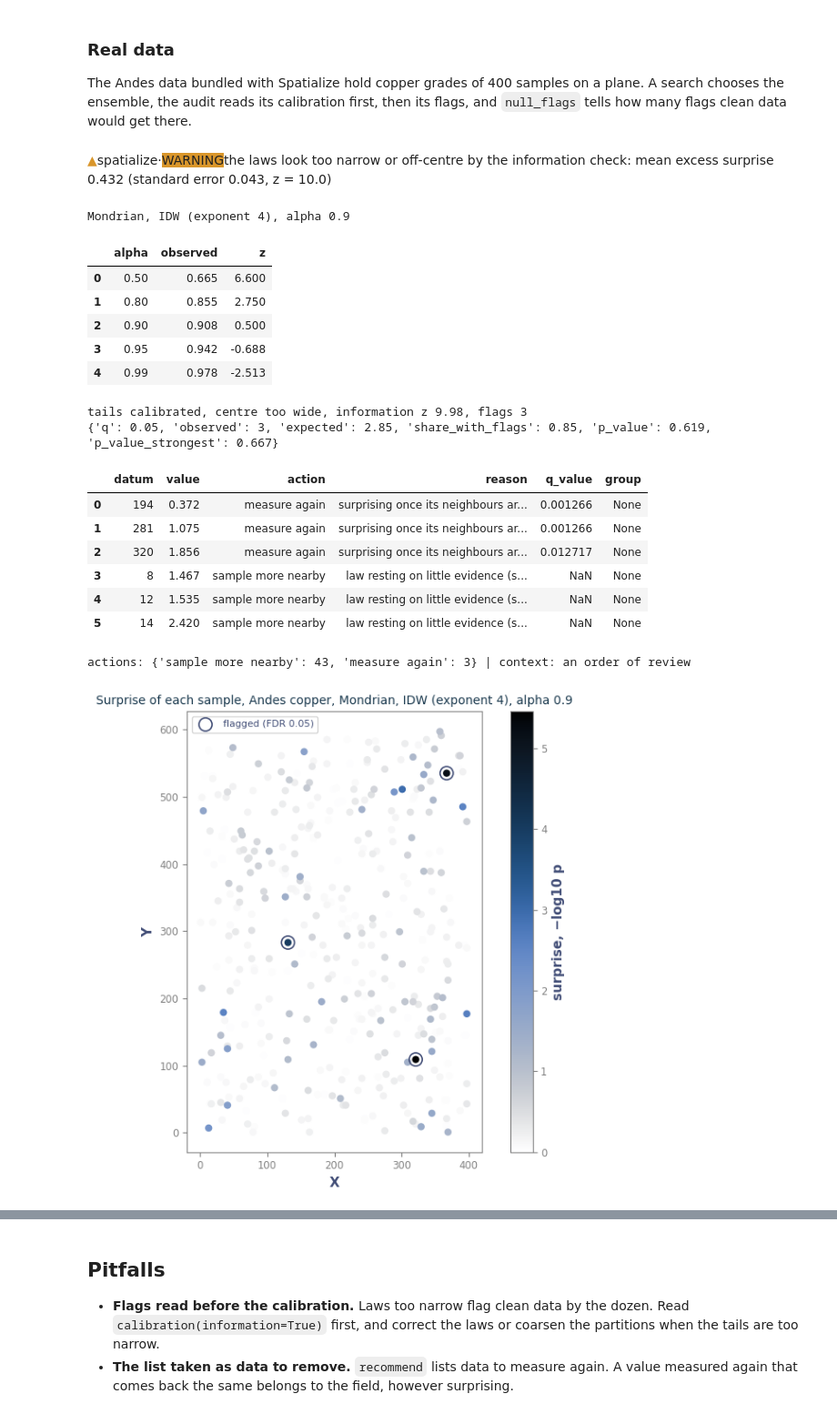
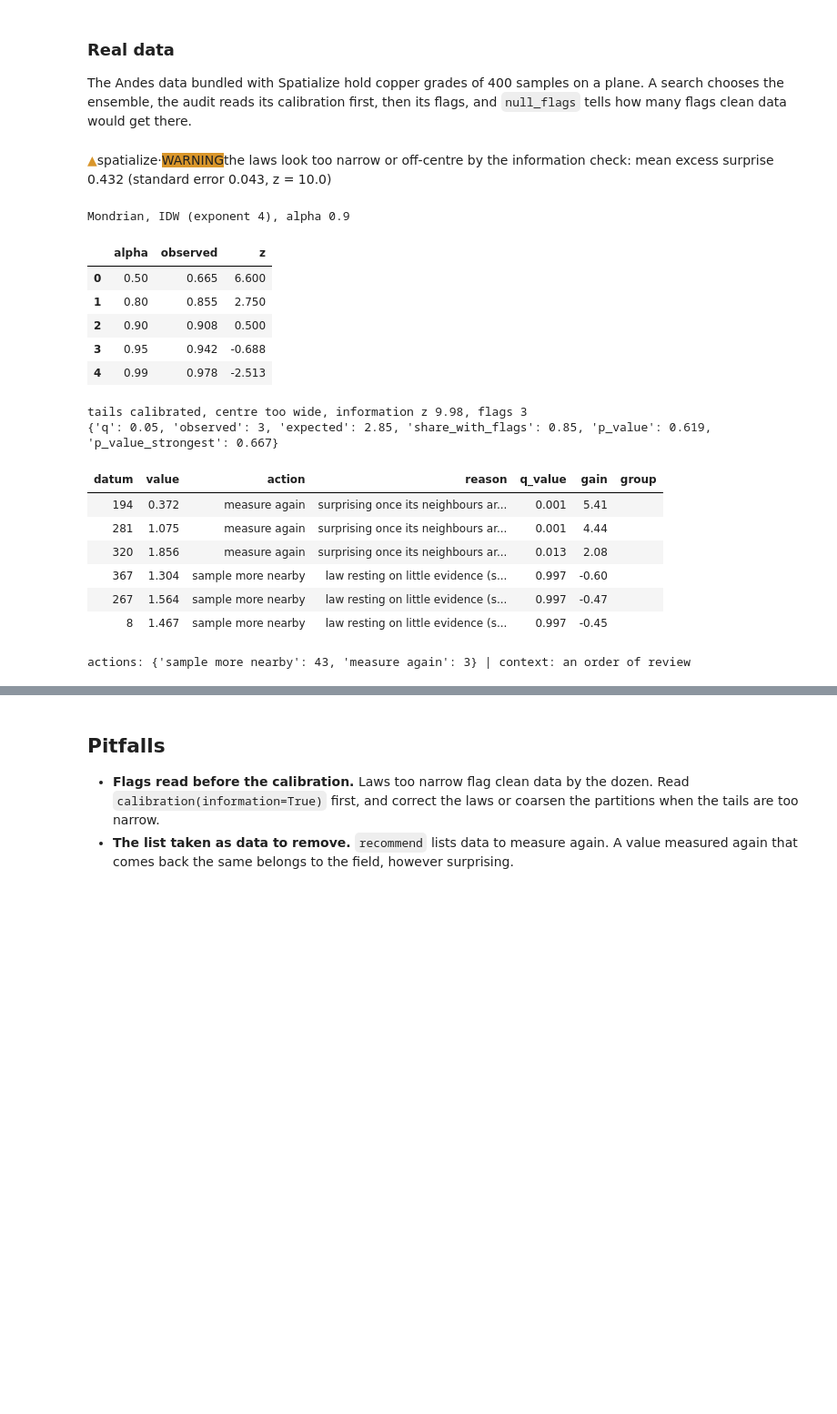
Before and after one commit to alges/spatialize-examples, a Jupyter notebook: examples/07_posterior_eda/19_posterior_eda.ipynb, the cells around one changed output, grey strips where cells are left out. Shown at 91% size. Saved outputs shown, nothing was run; the diff lists cells and outputs as text; code cells hidden in the pictures; blank space fills up the shorter version.

```diff
--- a/examples/07_posterior_eda/19_posterior_eda.ipynb
+++ b/examples/07_posterior_eda/19_posterior_eda.ipynb
@@ -395,9 +395,16 @@ datum by the median of its law and reading the original values against the laws
 the suspects no longer change, which clears data flagged only beside a suspect. The results of `cross`
 and `null_flags` computed above enter the list as they are, without being computed again.
 # %%
+def show(table, rows=8):
+    # q-values below 0.001 shown as such, the rows being sorted by strength already
+    return table.head(rows).style.hide(axis="index").format(
+        {"value": "{:.3f}", "gain": "{:.2f}",
+         "q_value": lambda q: "< 0.001" if q < 0.001 else f"{q:.3f}"}, na_rep="")
+
+
 recommendations = audit.recommend(cross=cross, null=null)
 recommendations["planted"] = [names.get(d, "") for d in recommendations.datum]
-display(recommendations.head(8))
+display(show(recommendations))
 print("actions:", recommendations.attrs["counts"])
 print("context:", recommendations.attrs["context"]["verdict"])
 effect = recommendations.attrs["effect"]
@@ -437,43 +487,39 @@ from spatialize.data import load_drill_holes_andes_2D
 
 samples, locations, _, _ = load_drill_holes_andes_2D()
 andes_points, andes_values = samples[["x", "y"]].values, samples["cu"].values
 andes_search = esi_hparams_search(andes_points, andes_values, locations[["x", "y"]].values,
                                   local_interpolator="idw", griddata=False, k=10, exponent=[1.0, 2.0, 4.0],
                                   alpha=(0.7, 0.8, 0.9), n_partitions=[50], seed=1500, callback=quiet)
 andes_best = andes_search.best_result()
 andes_recipe = f"Mondrian, IDW (exponent {andes_best['exponent']:g}), alpha {andes_best['alpha']:g}"
 andes = posterior_audit(andes_points, andes_values, local_interpolator="idw", n_partitions=300, seed=1500,
                         best_params_found=andes_best, callback=quiet)
 c = andes.calibration(information=True)
 print(andes_recipe)
 display(c["coverage"][["alpha", "observed", "z"]].round(3))
 print(f"tails {c['verdict']}, centre {c['centre']}, information z {c['information']['z']:.2f}, "
       f"flags {int(andes.flags().sum())}")
 andes_null = andes.null_flags(n_replicates=20)
 print({k: round(val, 3) for k, val in andes_null.attrs.items() if k != "data"})
 andes_recommendations = andes.recommend(null=andes_null)
-display(andes_recommendations.head(6))
+display(show(andes_recommendations, 6))
 print("actions:", andes_recommendations.attrs["counts"], "| context:", andes_recommendations.attrs["context"]["verdict"])
-fig = andes.plot_map(figsize=(7, 6))
-fig.axes[0].set_title(f"Surprise of each sample, Andes copper, {andes_recipe}", fontsize=10)
-plt.show()
 # %% [output]
 ▲spatialize·WARNINGthe laws look too narrow or off-centre by the information check: mean excess surprise 0.432 (standard error 0.043, z = 10.0)
 Mondrian, IDW (exponent 4), alpha 0.9
 |  | alpha | observed | z |
 | 0 | 0.50 | 0.665 | 6.600 |
 | 1 | 0.80 | 0.855 | 2.750 |
 | 2 | 0.90 | 0.908 | 0.500 |
 | 3 | 0.95 | 0.942 | -0.688 |
 | 4 | 0.99 | 0.978 | -2.513 |
 tails calibrated, centre too wide, information z 9.98, flags 3
 {'q': 0.05, 'observed': 3, 'expected': 2.85, 'share_with_flags': 0.85, 'p_value': 0.619, 'p_value_strongest': 0.667}
-|  | datum | value | action | reason | q_value | group |
-| 0 | 194 | 0.372 | measure again | surprising once its neighbours ar... | 0.001266 | None |
-| 1 | 281 | 1.075 | measure again | surprising once its neighbours ar... | 0.001266 | None |
-| 2 | 320 | 1.856 | measure again | surprising once its neighbours ar... | 0.012717 | None |
-| 3 | 8 | 1.467 | sample more nearby | law resting on little evidence (s... | NaN | None |
-| 4 | 12 | 1.535 | sample more nearby | law resting on little evidence (s... | NaN | None |
-| 5 | 14 | 2.420 | sample more nearby | law resting on little evidence (s... | NaN | None |
+| datum | value | action | reason | q_value | gain | group |
+| 194 | 0.372 | measure again | surprising once its neighbours ar... | 0.001 | 5.41 |  |
+| 281 | 1.075 | measure again | surprising once its neighbours ar... | 0.001 | 4.44 |  |
+| 320 | 1.856 | measure again | surprising once its neighbours ar... | 0.013 | 2.08 |  |
+| 367 | 1.304 | sample more nearby | law resting on little evidence (s... | 0.997 | -0.60 |  |
+| 267 | 1.564 | sample more nearby | law resting on little evidence (s... | 0.997 | -0.47 |  |
+| 8 | 1.467 | sample more nearby | law resting on little evidence (s... | 0.997 | -0.45 |  |
 actions: {'sample more nearby': 43, 'measure again': 3} | context: an order of review
-[figure, removed]
```
Also changed, not shown: parts of 9 cells of this notebook, 1 other file.
